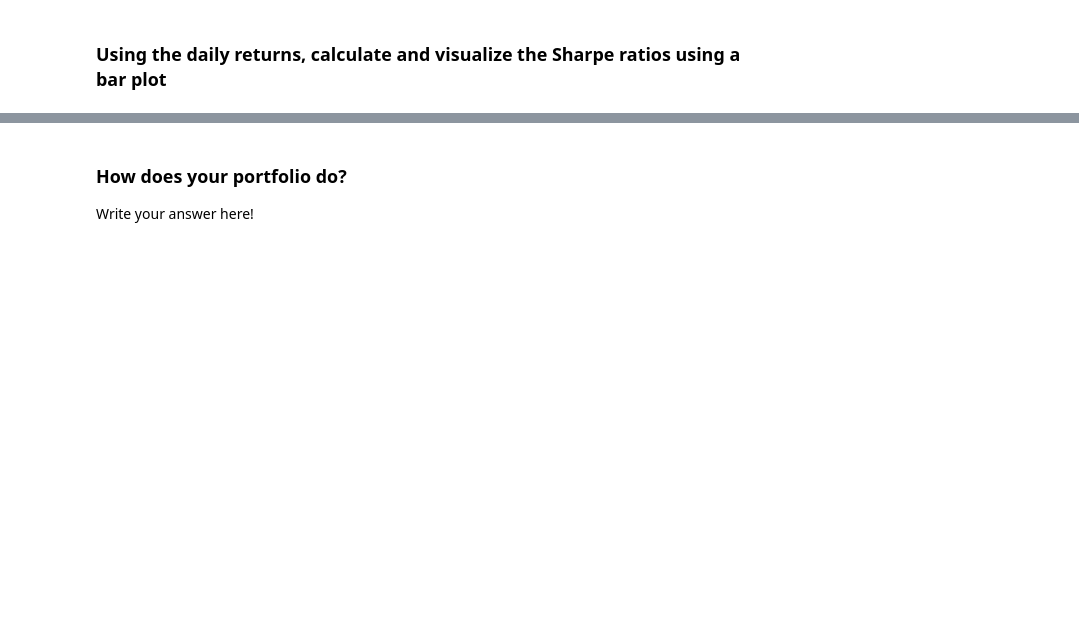
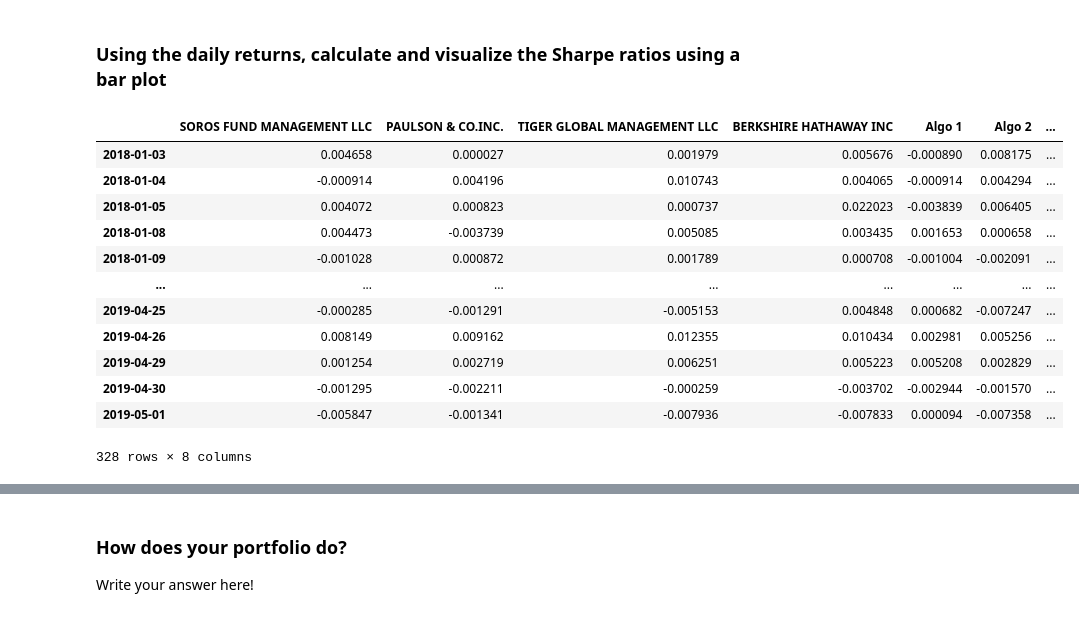
Before and after one commit to benjaminweymouth/a_whale_off_-the_portfolio, a Jupyter notebook: whale_analysis.ipynb, the cells around one changed output, grey strips where cells are left out. Cells and saved outputs as stored; diff of their text form; code cells hidden in the pictures; blank space fills up the shorter version.

```diff
--- a/whale_analysis.ipynb
+++ b/whale_analysis.ipynb
@@ -859,0 +846,16 @@ cust_algo_rolling_beta.plot(figsize=(15,10), title='Beta for Custom Portfolio vs
+# %%
+custom_combined_df
+# %% [output]
+|  | SOROS FUND MANAGEMENT LLC | PAULSON & CO.INC. | TIGER GLOBAL MANAGEMENT LLC | BERKSHIRE HATHAWAY INC | Algo 1 | Algo 2 | ... |
+| 2018-01-03 | 0.004658 | 0.000027 | 0.001979 | 0.005676 | -0.000890 | 0.008175 | ... |
+| 2018-01-04 | -0.000914 | 0.004196 | 0.010743 | 0.004065 | -0.000914 | 0.004294 | ... |
+| 2018-01-05 | 0.004072 | 0.000823 | 0.000737 | 0.022023 | -0.003839 | 0.006405 | ... |
+| 2018-01-08 | 0.004473 | -0.003739 | 0.005085 | 0.003435 | 0.001653 | 0.000658 | ... |
+| 2018-01-09 | -0.001028 | 0.000872 | 0.001789 | 0.000708 | -0.001004 | -0.002091 | ... |
+| ... | ... | ... | ... | ... | ... | ... | ... |
+| 2019-04-25 | -0.000285 | -0.001291 | -0.005153 | 0.004848 | 0.000682 | -0.007247 | ... |
+| 2019-04-26 | 0.008149 | 0.009162 | 0.012355 | 0.010434 | 0.002981 | 0.005256 | ... |
+| 2019-04-29 | 0.001254 | 0.002719 | 0.006251 | 0.005223 | 0.005208 | 0.002829 | ... |
+| 2019-04-30 | -0.001295 | -0.002211 | -0.000259 | -0.003702 | -0.002944 | -0.001570 | ... |
+| 2019-05-01 | -0.005847 | -0.001341 | -0.007936 | -0.007833 | 0.000094 | -0.007358 | ... |
+328 rows × 8 columns
```
Also changed, not shown: parts of 10 cells of this notebook.
